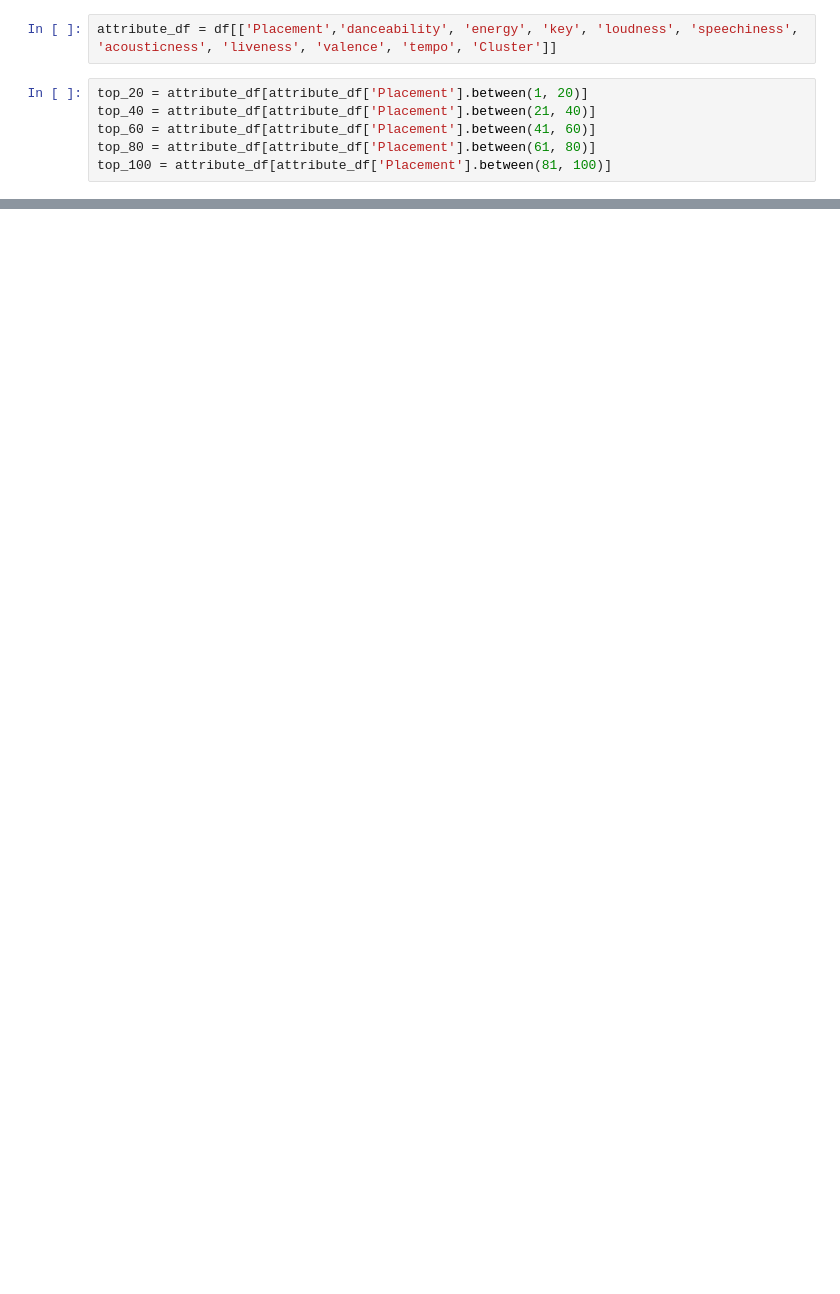
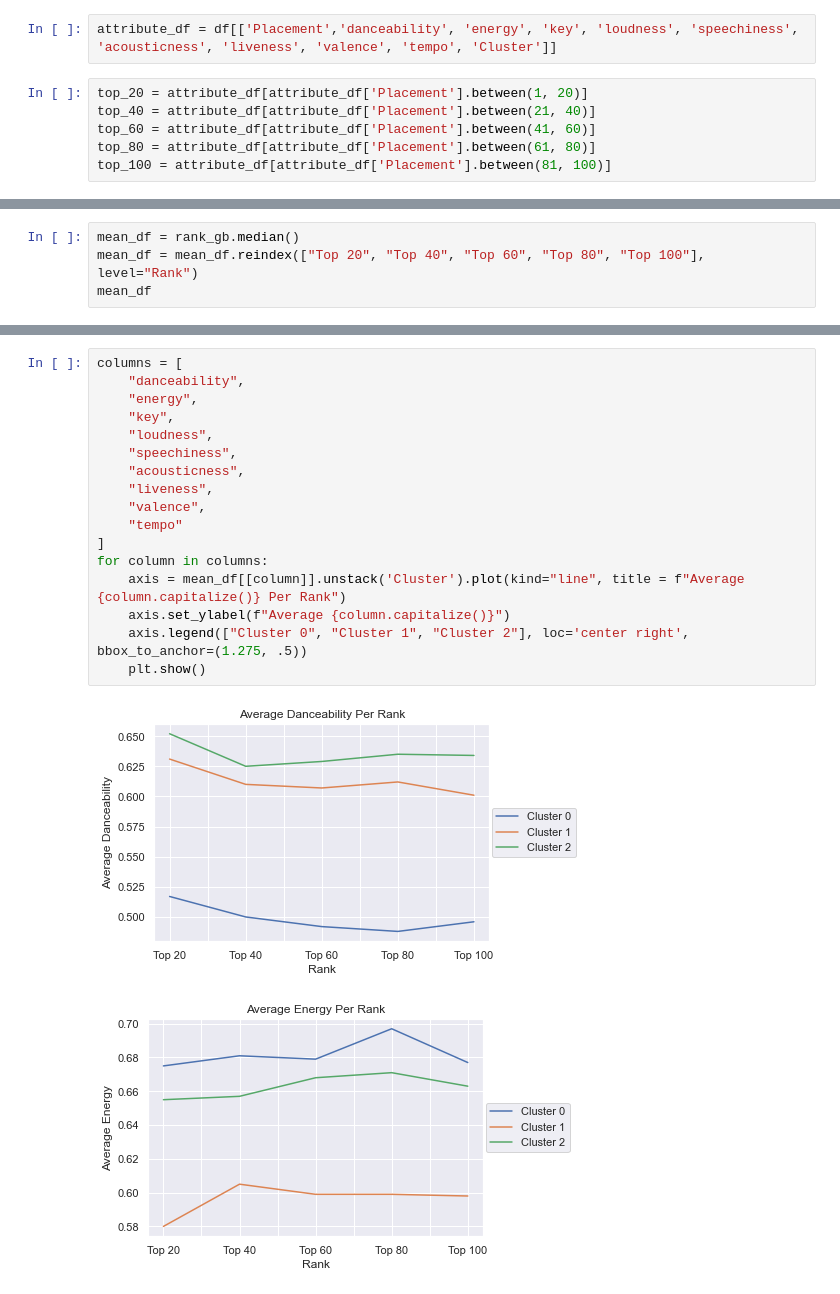
Before and after one commit to 12wollmana/UMN-Data_Analytics-Project_03, a Jupyter notebook: static/notebooks/top-songs.ipynb, the cells around one changed output, grey strips where cells are left out. Saved outputs shown, nothing was run; the diff lists cells and outputs as text; blank space fills up the shorter version.

```diff
--- a/static/notebooks/top-songs.ipynb
+++ b/static/notebooks/top-songs.ipynb
@@ -123,0 +252,4 @@ plt.show()
+# %%
+mean_df = rank_gb.median()
+mean_df = mean_df.reindex(["Top 20", "Top 40", "Top 60", "Top 80", "Top 100"], level="Rank")
+mean_df
@@ -123,0 +274,20 @@ plt.show()
+# %%
+columns = [
+    "danceability",
+    "energy",
+    "key",
+    "loudness",
+    "speechiness",
+    "acousticness",
+    "liveness",
+    "valence",
+    "tempo"
+]
+for column in columns:
+    axis = mean_df[[column]].unstack('Cluster').plot(kind="line", title = f"Average {column.capitalize()} Per Rank")
+    axis.set_ylabel(f"Average {column.capitalize()}")
+    axis.legend(["Cluster 0", "Cluster 1", "Cluster 2"], loc='center right', bbox_to_anchor=(1.275, .5))
+    plt.show()
+# %% [output]
+[figure, added]
+[figure, added]
```
Also changed, not shown: parts of 20 cells of this notebook, 1 other file.
